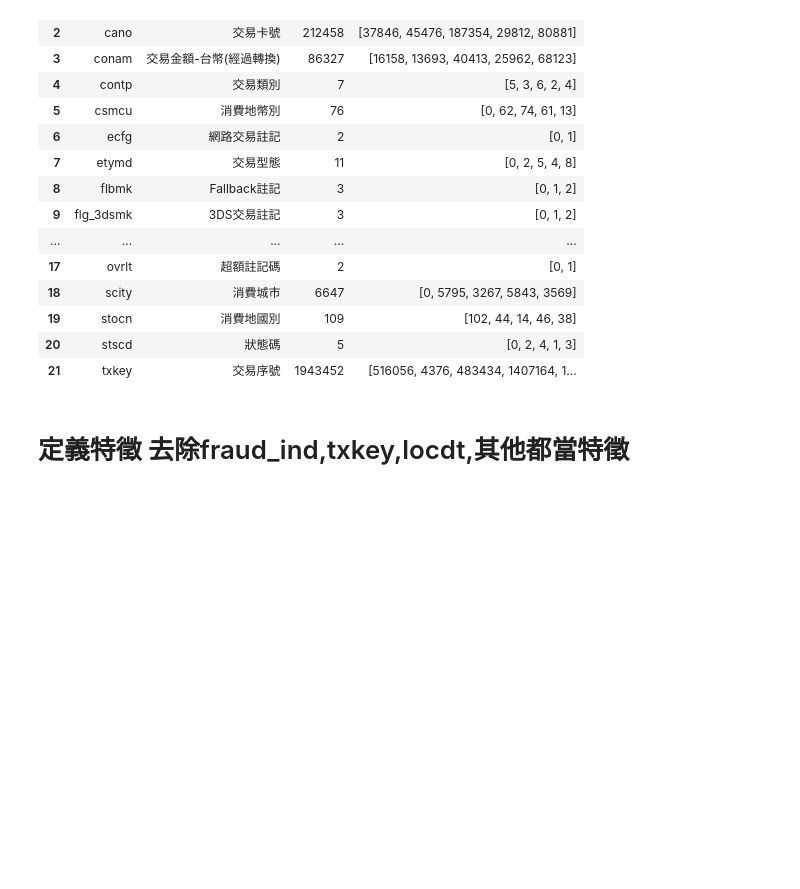
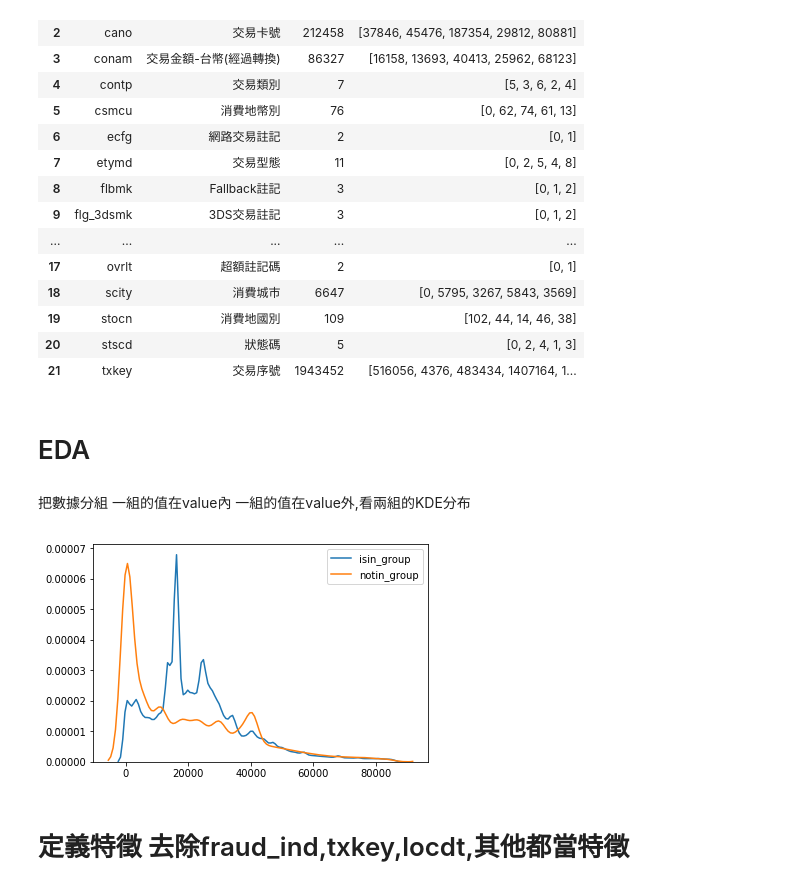
Before and after one commit to skywalker0803r/Ricky, a Jupyter notebook: 玉山銀行AI比賽_featuresengineering.ipynb, the cells around one changed output. Saved outputs shown, nothing was run; the diff lists cells and outputs as text; code cells hidden in the pictures; blank space fills up the shorter version.

```diff
--- a/玉山銀行AI比賽_featuresengineering.ipynb
+++ b/玉山銀行AI比賽_featuresengineering.ipynb
@@ -101,6 +95,35 @@ table
 | 19 | stocn | 消費地國別 | 109 | [102, 44, 14, 46, 38] |
 | 20 | stscd | 狀態碼 | 5 | [0, 2, 4, 1, 3] |
 | 21 | txkey | 交易序號 | 1943452 | [516056, 4376, 483434, 1407164, 1... |
+# %% [markdown]
+# EDA
+# %% [markdown]
+把數據分組 一組的值在value內 一組的值在value外,看兩組的KDE分布
+# %%
+import seaborn as sns
+import matplotlib.pyplot as plt
+import numpy as np
+
+def kdeplotByGroup(df,x_col,y_col,group_value):
+  sns.kdeplot(df.loc[df[x_col].isin(group_value),y_col],label='isin_group')
+  sns.kdeplot(df.loc[~df[x_col].isin(group_value),y_col],label='notin_group')
+  plt.legend()
+  plt.show()
+
+def kdeplotByValue(df,x_col,y_col):
+  g1 = df.loc[df[x_col] > df[x_col].mean(),y_col]
+  g2 = df.loc[df[x_col] < df[x_col].mean(),y_col]
+  sns.kdeplot(g1,label=x_col+'>AVG')
+  sns.kdeplot(g2,label=x_col+'<AVG')
+  print(x_col+' >AVG '+y_col+' AVG:',round(np.mean(g1)*100,2),'%')
+  print(x_col+' <AVG '+y_col+' AVG:',round(np.mean(g2)*100,2),'%')
+  plt.legend()
+  plt.show()
+# %%
+value = [0,20,34,41,55,68,72,75,81,83,87,89,102,106,107]
+kdeplotByGroup(train,'stocn','conam',value)
+# %% [output]
+[figure, added]
 # %% [markdown]
 # 定義特徵 去除fraud_ind,txkey,locdt,其他都當特徵
 # %%
```
Also changed, not shown: parts of 43 cells of this notebook.
